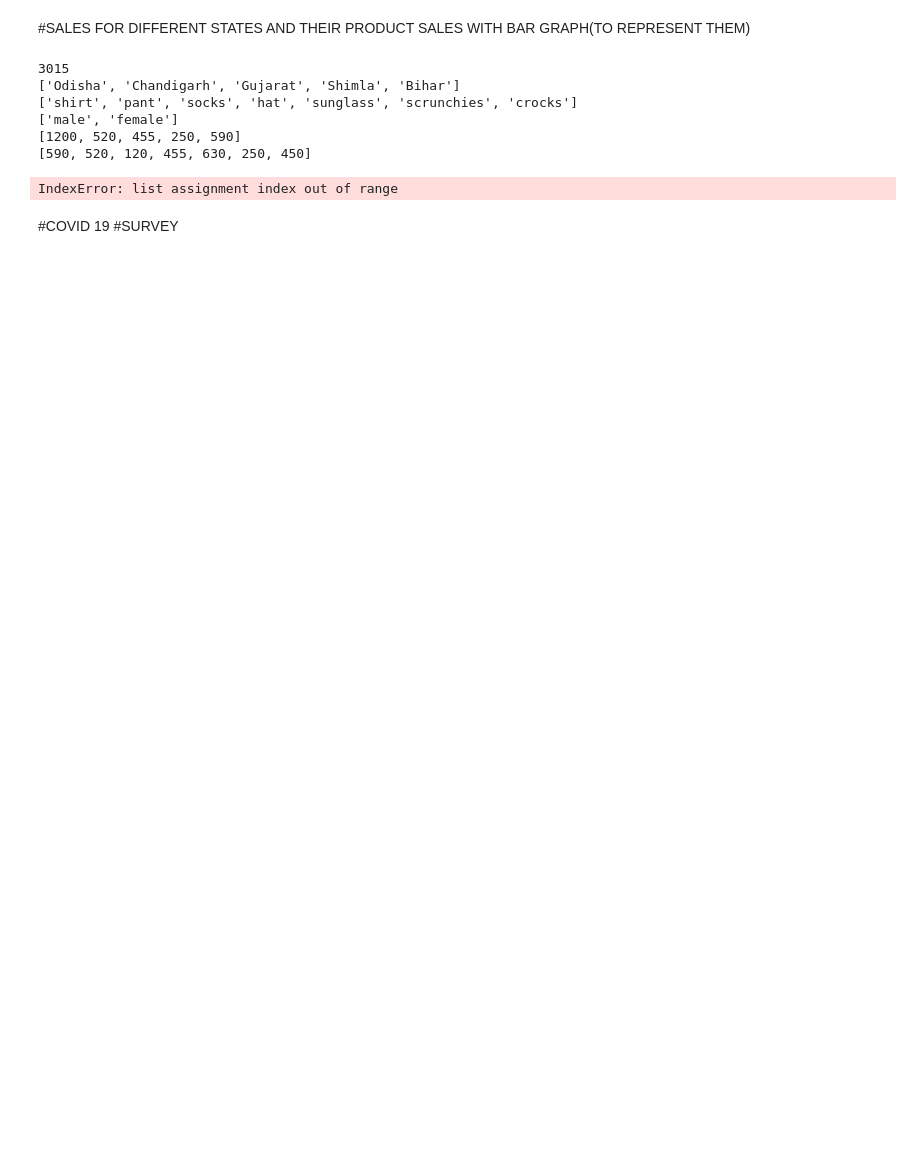
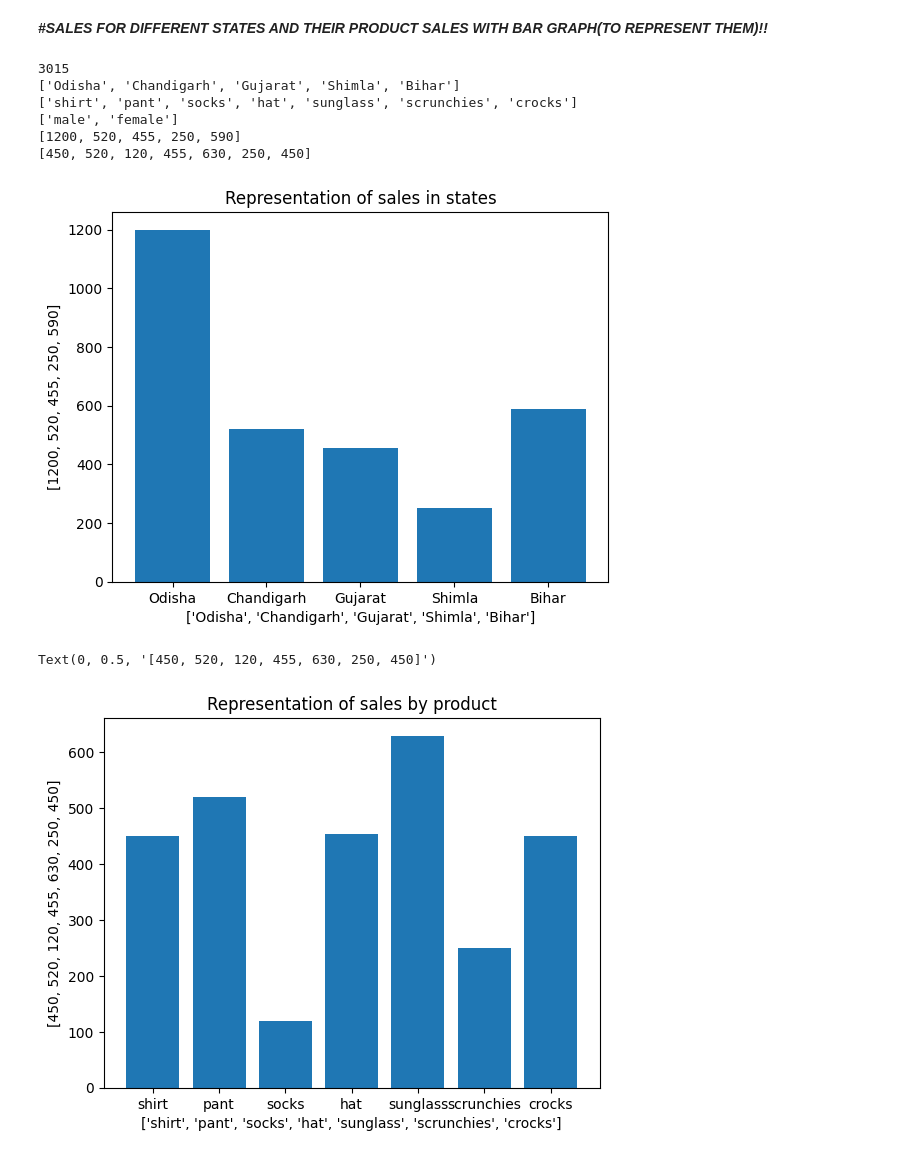
Before and after one commit to Saisneha0209/PROJECTS, a Jupyter notebook: PROJECT_1_BAR_Representation(MATPLOTLIB).ipynb, the cells around one changed output. Drawn from its saved outputs; the diff is of its cells as text; code cells hidden in the pictures; blank space fills up the shorter version.

```diff
--- a/PROJECT_1_BAR_Representation(MATPLOTLIB).ipynb
+++ b/PROJECT_1_BAR_Representation(MATPLOTLIB).ipynb
@@ -1,12 +1,12 @@
 # %% [markdown]
 <a href="https://colab.research.google.com/github/Saisneha0209/PROJECTS/blob/main/PROJECT_1_BAR_Representation(MATPLOTLIB).ipynb" target="_parent"><img src="https://colab.research.google.com/assets/colab-badge.svg" alt="Open In Colab"/></a>
 # %% [markdown]
-#SALES FOR DIFFERENT STATES AND THEIR PRODUCT SALES WITH BAR GRAPH(TO REPRESENT THEM)
+***#SALES FOR DIFFERENT STATES AND THEIR PRODUCT SALES WITH BAR GRAPH(TO REPRESENT THEM)!!***
 # %%
 import matplotlib.pyplot as plt
-customer_name=["Damini","Kiara","Vineet","Preeti","Shree","Sudeeksha","Shyam","Krishna"]
+customer_name=["Damini","Kiara","Vineet","Preeti","Shree","Sudeeksha","Shyam","Krishna","Mohan"]
 states=["Odisha","Chandigarh","Odisha","Gujarat","Odisha","Shimla","Bihar","Bihar"]
-product=["shirt","pant","socks","hat","sunglass","scrunchies","crocks", "shirt"]
+product=["shirt","pant","socks","hat","sunglass","scrunchies","crocks"]
 amount=[450,520,120,455,630,250,450,140]
 gender=["male","female"]
 total_sales=0
@@ -16,8 +16,6 @@ print(total_sales)
 unique_state=[]
 sales_state=[]
 sales_product=[]
-profit_state=[]
-profit_product=[]
 for i in states: #2nd analysis for the states(We do not want states to come 2 times and we can not count 2 times so for this)
   if i not in unique_state:
    unique_state.append(i)
@@ -36,43 +34,38 @@ print(unique_product)
 unique_gender=[]
 for i in gender:
   if i not in unique_gender:
     unique_gender.append(i)
 print(unique_gender)
 
  #state wise sales calculation
 for i in range(len(states)):
      index=unique_state.index(states[i])
      sales_state[index]=sales_state[index]+amount[i]
 print(sales_state)
  #product wise sales calculation
 for i in range (len(product)):
   index=unique_product.index(product[i])
   sales_product[index]=sales_product[index]+amount[i]
 print(sales_product)
 
-#profit-wise sales calculation
-for i in range (len(states)):
-  index=unique_state.index(states[i])
-  profit_state[index]=sales_state[index]+amount[i]
-print(profit_state)
-
-
 plt.bar(unique_state, sales_state)
 plt.title("Representation of sales in states")
-plt.xlabel("States")
-plt.ylabel("Sales Amount")
+plt.xlabel(unique_state)
+plt.ylabel(sales_state)
 plt.show()
 
 
 plt.bar(unique_product,sales_product)
 plt.title("Representation of sales by product")
-plt.xlabel("Products")
-plt.ylabel("Sales Amount")
+plt.xlabel(unique_product)
+plt.ylabel(sales_product)
 # %% [output]
 3015
 ['Odisha', 'Chandigarh', 'Gujarat', 'Shimla', 'Bihar']
 ['shirt', 'pant', 'socks', 'hat', 'sunglass', 'scrunchies', 'crocks']
 ['male', 'female']
 [1200, 520, 455, 250, 590]
-[590, 520, 120, 455, 630, 250, 450]
+[450, 520, 120, 455, 630, 250, 450]
+[figure, added]
-IndexError: list assignment index out of range
+Text(0, 0.5, '[450, 520, 120, 455, 630, 250, 450]')
+[figure, added]
@@ -117,3 +71,0 @@ plt.show()
-# %% [markdown]
-#COVID 19
-#SURVEY
```
Also changed, not shown: parts of 1 cell of this notebook.
